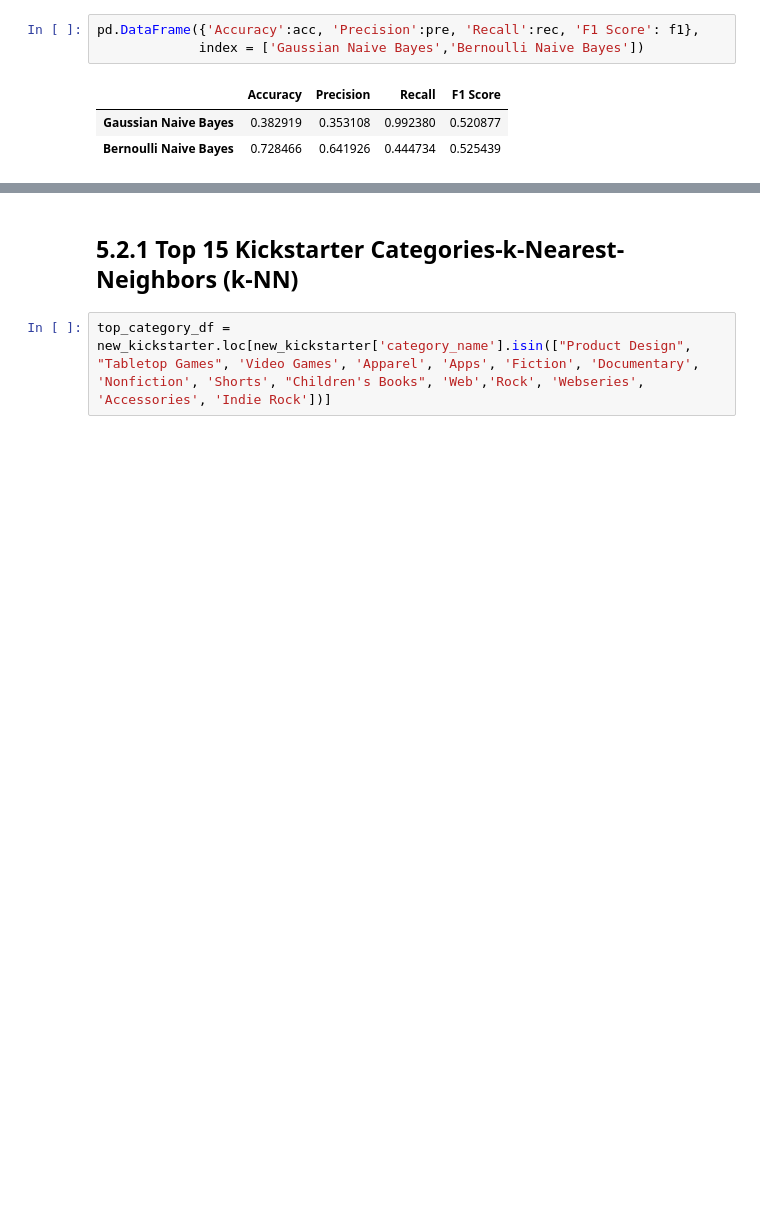
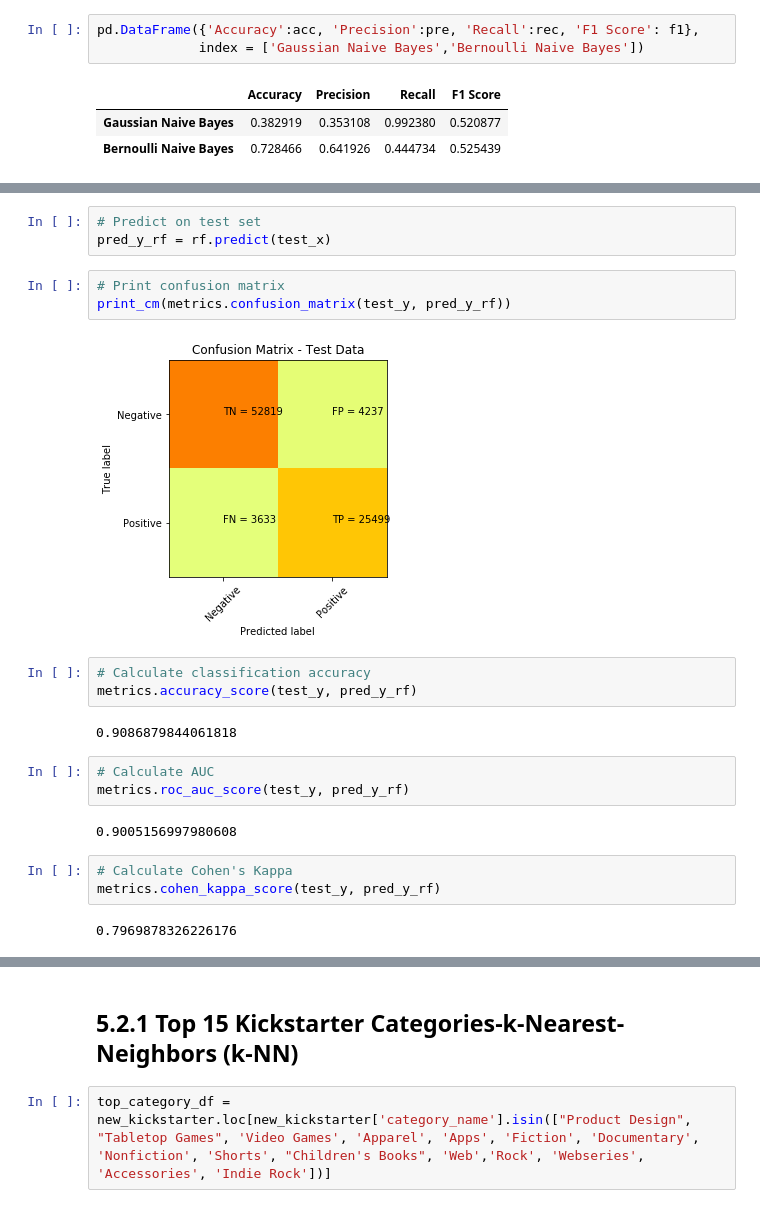
Before and after one commit to Jing-0823/5520-2020PROJECT, a Jupyter notebook: IST_5520_Project_Milestone_3_G5.ipynb, the cells around one changed output, grey strips where cells are left out. Saved outputs shown, nothing was run; the diff lists cells and outputs as text; blank space fills up the shorter version.

```diff
--- a/IST_5520_Project_Milestone_3_G5.ipynb
+++ b/IST_5520_Project_Milestone_3_G5.ipynb
@@ -1430,0 +1573,23 @@ Compared with the Gaussian naive Bayes model, the Bernoulli naive Bayes model ha
+# %%
+# Predict on test set
+pred_y_rf = rf.predict(test_x)
+# %%
+# Print confusion matrix
+print_cm(metrics.confusion_matrix(test_y, pred_y_rf))
+# %% [output]
+[figure, added]
+# %%
+# Calculate classification accuracy
+metrics.accuracy_score(test_y, pred_y_rf)
+# %% [output]
+0.9086879844061818
+# %%
+# Calculate AUC
+metrics.roc_auc_score(test_y, pred_y_rf)
+# %% [output]
+0.9005156997980608
+# %%
+# Calculate Cohen's Kappa
+metrics.cohen_kappa_score(test_y, pred_y_rf)
+# %% [output]
+0.7969878326226176
```
Also changed, not shown: parts of 34 cells of this notebook.
